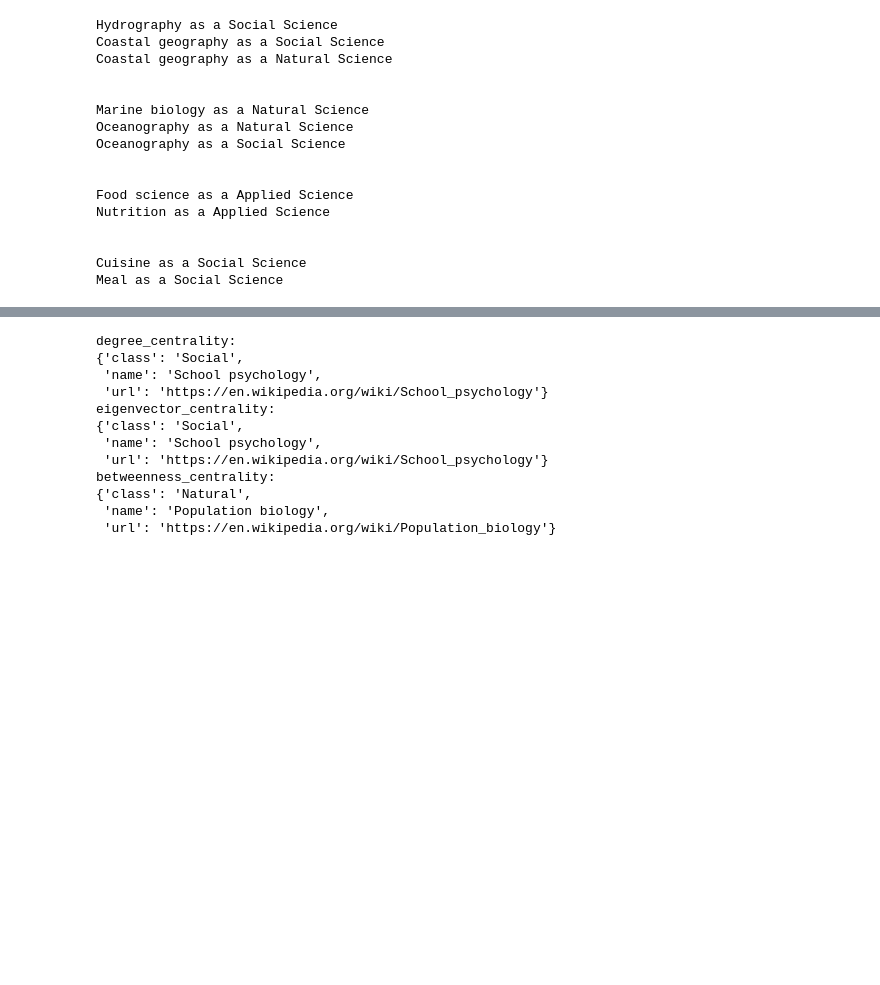
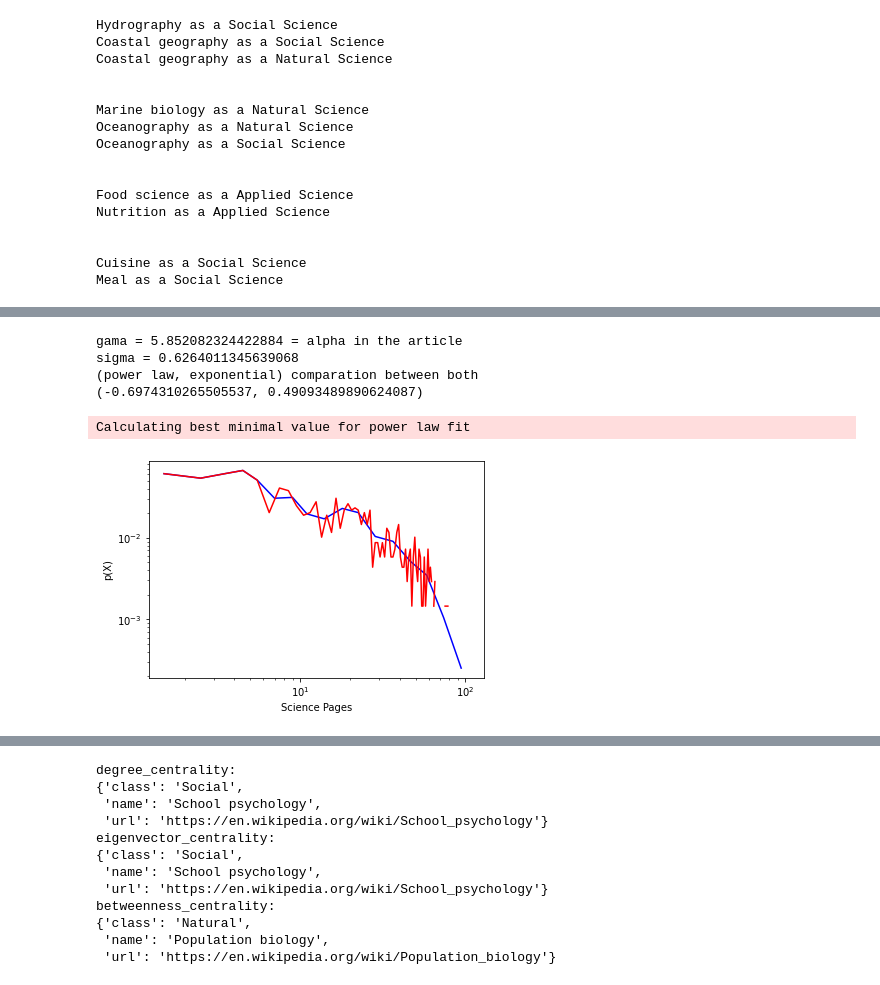
Before and after one commit to jtaca/Network-Analysis-Wikipedia-Map-of-Science, a Jupyter notebook: MapOfScience/MapOfScience_Analysis.ipynb, the cells around one changed output, grey strips where cells are left out. Cells and saved outputs as stored; diff of their text form; code cells hidden in the pictures; blank space fills up the shorter version.

Commit message:
Added the power law code

```diff
--- a/MapOfScience/MapOfScience_Analysis.ipynb
+++ b/MapOfScience/MapOfScience_Analysis.ipynb
@@ -86,0 +98,29 @@ Meal as a Social Science
+# %%
+import numpy as np
+import powerlaw
+import matplotlib.pyplot as plt
+
+data = []
+for i in list(G.degree()):
+    data.append(i[1])# data can be list or numpy array
+
+fit = powerlaw.Fit(data)
+print(f'gama = {fit.power_law.alpha} = alpha in the article')
+print(f'sigma = {fit.power_law.sigma}')
+print(f"(power law, exponential) comparation between both")
+print(fit.distribution_compare('power_law', 'exponential'))
+# %% [output]
+gama = 5.852082324422884 = alpha in the article
+sigma = 0.6264011345639068
+(power law, exponential) comparation between both
+(-0.6974310265505537, 0.49093489890624087)
+Calculating best minimal value for power law fit
+# %%
+figPDF = powerlaw.plot_pdf(data, color='b')
+powerlaw.plot_pdf(data, linear_bins=True, color='r', ax=figPDF)
+
+figPDF.set_ylabel("p(X)")
+figPDF.set_xlabel(r"Science Pages")
+plt.show()
+# %% [output]
+[figure, added]
```
Also changed, not shown: parts of 3 cells of this notebook.
